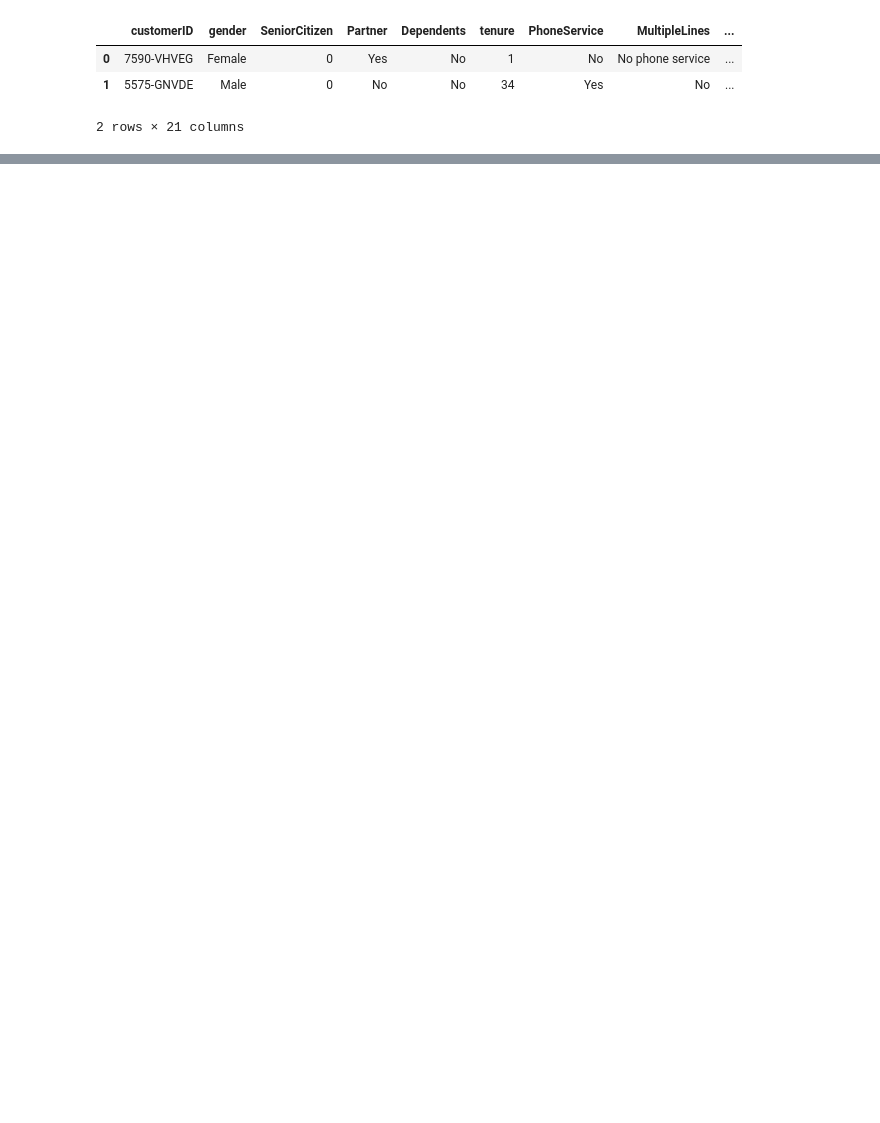
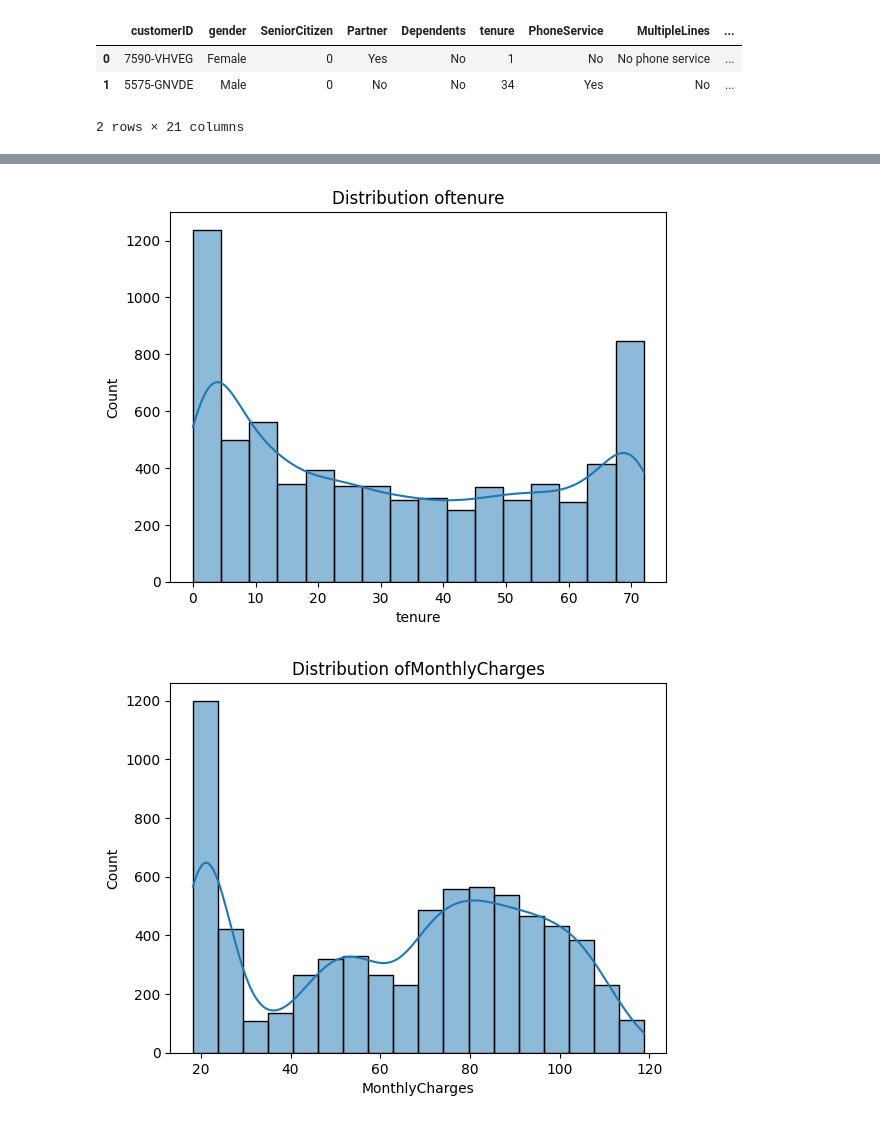
Before and after one commit to MinaNabil13/telecom-project, a Jupyter notebook: Telecom_Projecy.ipynb, the cells around one changed output, grey strips where cells are left out. Drawn from its saved outputs; the diff is of its cells as text; code cells hidden in the pictures; blank space fills up the shorter version.

```diff
--- a/Telecom_Projecy.ipynb
+++ b/Telecom_Projecy.ipynb
@@ -18,0 +63,2 @@ df.head(2)
+# %%
+df['TotalCharges'] = pd.to_numeric(df['TotalCharges'], errors='coerce')
@@ -18,0 +107,2 @@ df.head(2)
+# %%
+df.fillna(0, inplace= True)
@@ -18,0 +207,10 @@ df.head(2)
+# %%
+cols = ['tenure','MonthlyCharges','TotalCharges']
+for i in cols:
+  plt.figure()
+  sns.histplot(df[i], kde = True)
+  plt.title(f"Distribution of{i}")
+  plt.show()
+# %% [output]
+[figure, added]
+[figure, added]
```
Also changed, not shown: parts of 30 cells of this notebook.
